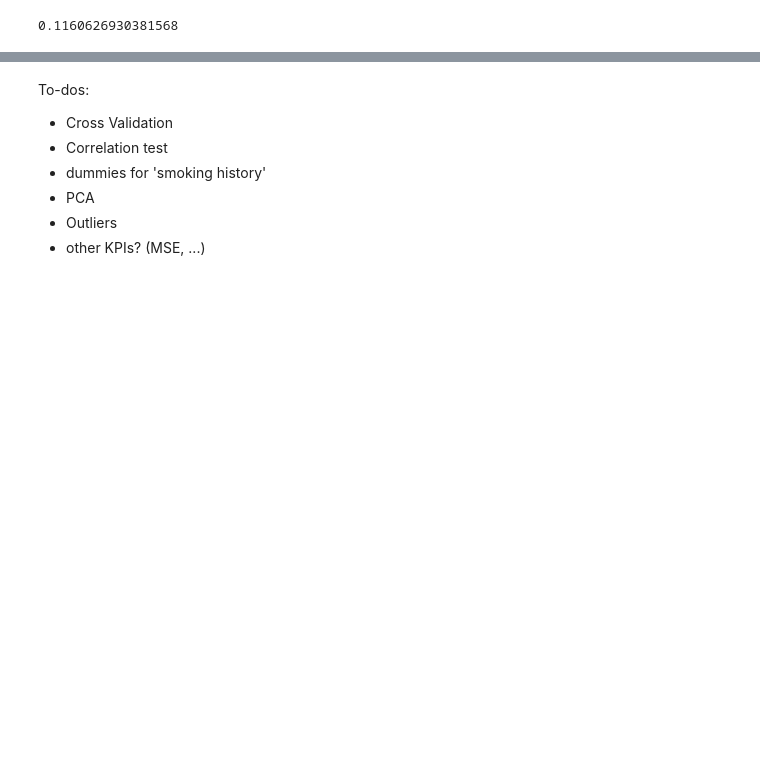
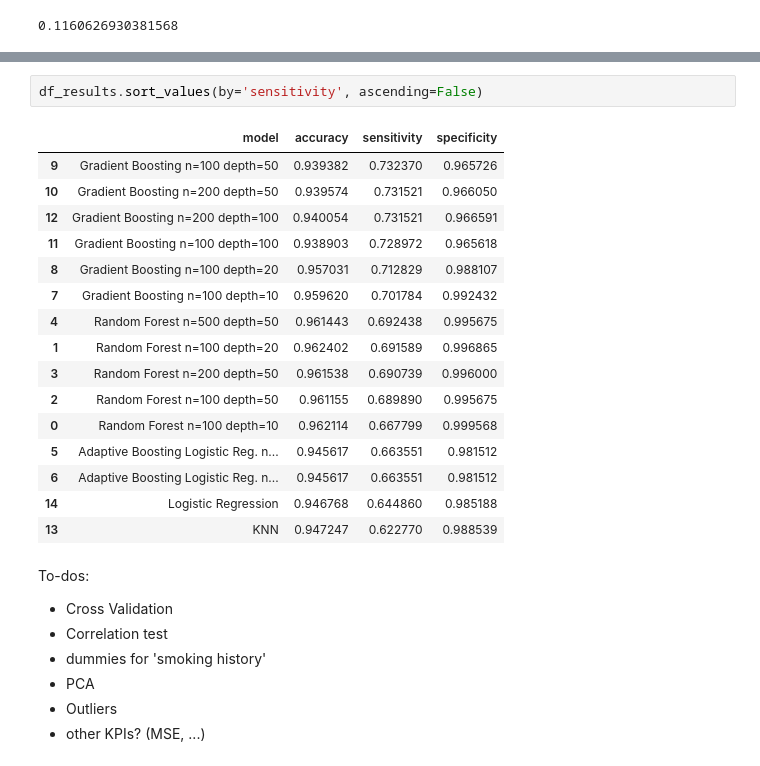
Before and after one commit to tobiasuihlein/diabetes_screening_and_diagnostics, a Jupyter notebook: notebooks/Draft.ipynb, the cells around one changed output, grey strips where cells are left out. Drawn from its saved outputs; the diff is of its cells as text; blank space fills up the shorter version.

```diff
--- a/notebooks/Draft.ipynb
+++ b/notebooks/Draft.ipynb
@@ -203,3 +187,22 @@ df['diabetes'].value_counts()[1] / (df['diabetes'].value_counts()[0] + df['diabe
+# %%
+df_results.sort_values(by='sensitivity', ascending=False)
+# %% [output]
+|  | model | accuracy | sensitivity | specificity |
+| 9 | Gradient Boosting n=100 depth=50 | 0.939382 | 0.732370 | 0.965726 |
+| 10 | Gradient Boosting n=200 depth=50 | 0.939574 | 0.731521 | 0.966050 |
+| 12 | Gradient Boosting n=200 depth=100 | 0.940054 | 0.731521 | 0.966591 |
+| 11 | Gradient Boosting n=100 depth=100 | 0.938903 | 0.728972 | 0.965618 |
+| 8 | Gradient Boosting n=100 depth=20 | 0.957031 | 0.712829 | 0.988107 |
+| 7 | Gradient Boosting n=100 depth=10 | 0.959620 | 0.701784 | 0.992432 |
+| 4 | Random Forest n=500 depth=50 | 0.961443 | 0.692438 | 0.995675 |
+| 1 | Random Forest n=100 depth=20 | 0.962402 | 0.691589 | 0.996865 |
+| 3 | Random Forest n=200 depth=50 | 0.961538 | 0.690739 | 0.996000 |
+| 2 | Random Forest n=100 depth=50 | 0.961155 | 0.689890 | 0.995675 |
+| 0 | Random Forest n=100 depth=10 | 0.962114 | 0.667799 | 0.999568 |
+| 5 | Adaptive Boosting Logistic Reg. n... | 0.945617 | 0.663551 | 0.981512 |
+| 6 | Adaptive Boosting Logistic Reg. n... | 0.945617 | 0.663551 | 0.981512 |
+| 14 | Logistic Regression | 0.946768 | 0.644860 | 0.985188 |
+| 13 | KNN | 0.947247 | 0.622770 | 0.988539 |
 # %% [markdown]
 To-dos:
 * Cross Validation
```
Also changed, not shown: parts of 10 cells of this notebook.
